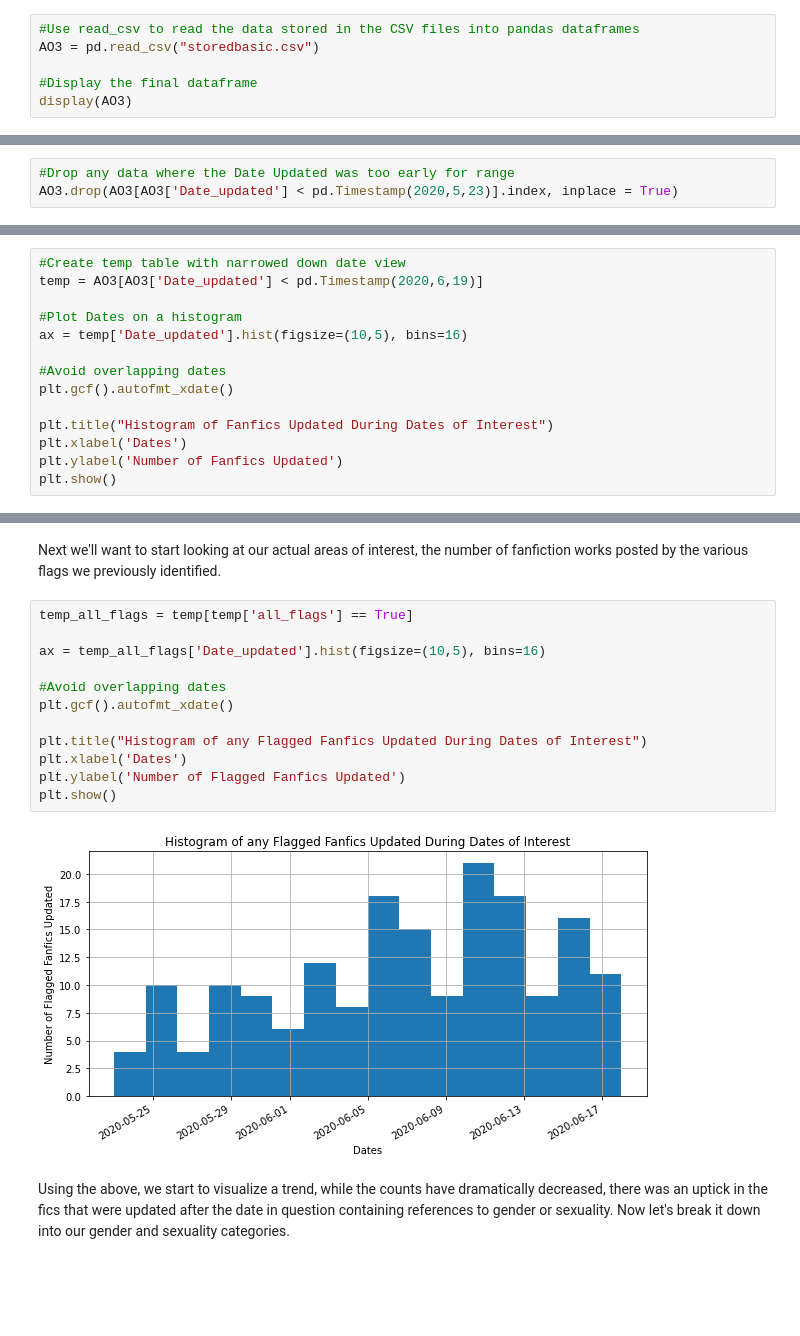
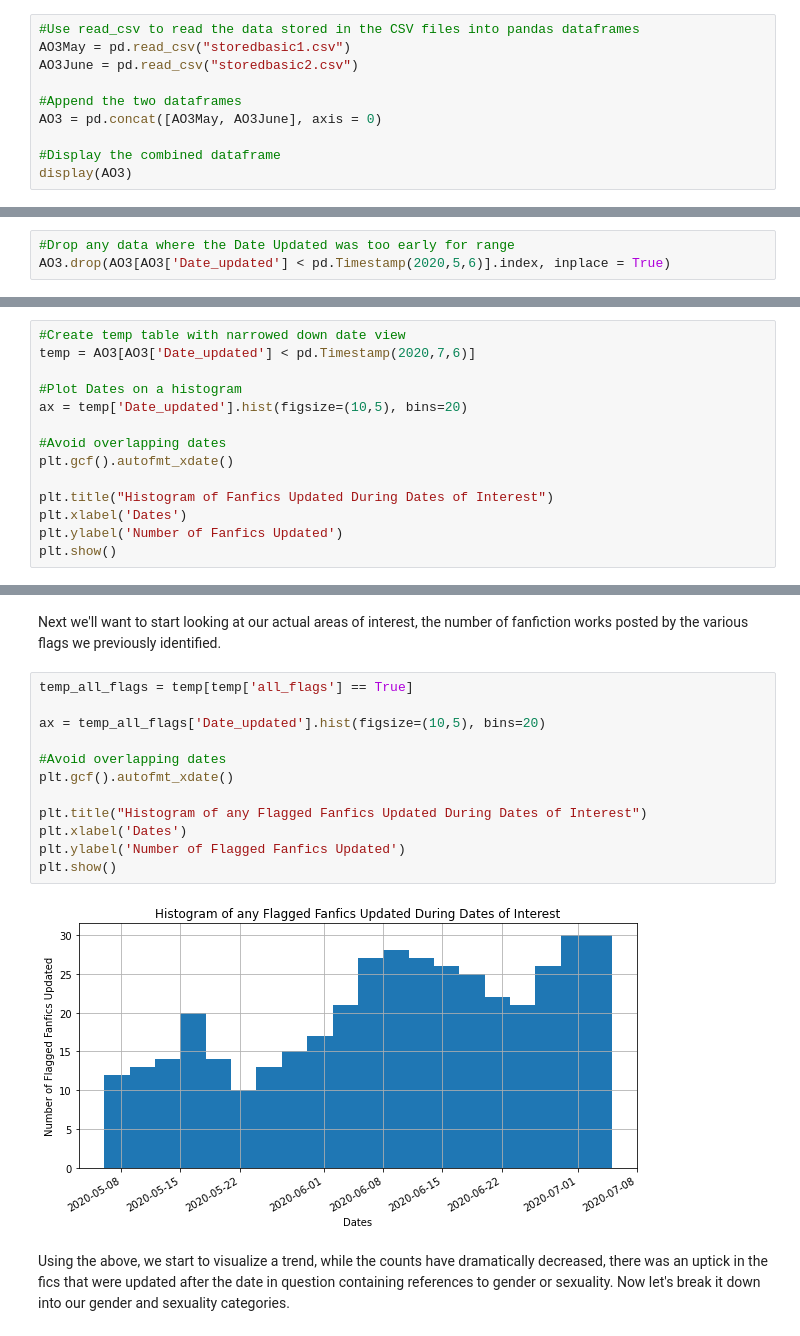
Before and after one commit to k-mcmaster/k-mcmaster.github.io, a Jupyter notebook: Final-Tutorial.ipynb, the cells around one changed output, grey strips where cells are left out. Saved outputs shown, nothing was run; the diff lists cells and outputs as text; blank space fills up the shorter version.

```diff
--- a/Final-Tutorial.ipynb
+++ b/Final-Tutorial.ipynb
@@ -179,8 +223,12 @@ With all of the data parsed into a CSV file, we can now use the built in pandas
 # %%
 #Use read_csv to read the data stored in the CSV files into pandas dataframes
-AO3 = pd.read_csv("storedbasic.csv")
+AO3May = pd.read_csv("storedbasic1.csv")
+AO3June = pd.read_csv("storedbasic2.csv")
 
-#Display the final dataframe
+#Append the two dataframes
+AO3 = pd.concat([AO3May, AO3June], axis = 0)
+
+#Display the combined dataframe
 display(AO3)
 # %% [output]
 |  | Title | Author | ID | Date_updated | Rating | Pairing | Warning | Complete | Language | Word_count | ... |
@@ -251,7 +301,7 @@ Summary                  object
 dtype: object
 # %%
 #Drop any data where the Date Updated was too early for range
-AO3.drop(AO3[AO3['Date_updated'] < pd.Timestamp(2020,5,23)].index, inplace = True)
+AO3.drop(AO3[AO3['Date_updated'] < pd.Timestamp(2020,5,6)].index, inplace = True)
 # %% [markdown]
 Returning to our original purpose, we want to see how Rowling's tweets may have impacted the posting of fans of her works who belong to the LGBTQIA+ community. As AO3 contains transformative works, and the original source material does not contain any LGBTQIA+ representation, the best way to view any potential impact is by identifying if a change occurred in the number of fanfiction works posted with LGBTQIA+ content. Especially since authors may have posted retaliatory works in which they transformed one or more of the canon characters within the work to be queer. Below shows one such example in which AO3 author, ughdotcom, posted a work and specified in their notes that the work was posted as a response to something JK Rowling had previously expressed. [[4]](https://archiveofourown.org/works/22817488)
 
@@ -325,10 +375,10 @@ AO3.head(10)
 Now our data is officially set with everything we should need. We can begin exploring how all of it breaks down. We'll start with viewing how the distribution of the updating of fanfics. While some of this data may be past our two week deadline, as authors can update their works anytime after posting them to the site, we should be able to view the typical date spread of the site for works that were posted in a 4 week time period.
 # %%
 #Create temp table with narrowed down date view
-temp = AO3[AO3['Date_updated'] < pd.Timestamp(2020,6,19)]
+temp = AO3[AO3['Date_updated'] < pd.Timestamp(2020,7,6)]
 
 #Plot Dates on a histogram
-ax = temp['Date_updated'].hist(figsize=(10,5), bins=16)
+ax = temp['Date_updated'].hist(figsize=(10,5), bins=20)
 
 #Avoid overlapping dates
 plt.gcf().autofmt_xdate()
@@ -344,17 +394,17 @@ Next we'll want to start looking at our actual areas of interest, the number of
 # %%
 temp_all_flags = temp[temp['all_flags'] == True]
 
-ax = temp_all_flags['Date_updated'].hist(figsize=(10,5), bins=16)
+ax = temp_all_flags['Date_updated'].hist(figsize=(10,5), bins=20)
 
 #Avoid overlapping dates
 plt.gcf().autofmt_xdate()
 
 plt.title("Histogram of any Flagged Fanfics Updated During Dates of Interest")
 plt.xlabel('Dates')
 plt.ylabel('Number of Flagged Fanfics Updated')
 plt.show()
 # %% [output]
-[figure, old version]
+[figure, new version]
 # %% [markdown]
 Using the above, we start to visualize a trend, while the counts have dramatically decreased, there was an uptick in the fics that were updated after the date in question containing references to gender or sexuality. Now let's break it down into our gender and sexuality categories.
 # %%
```
Also changed, not shown: parts of 24 cells of this notebook, 6 other files.
